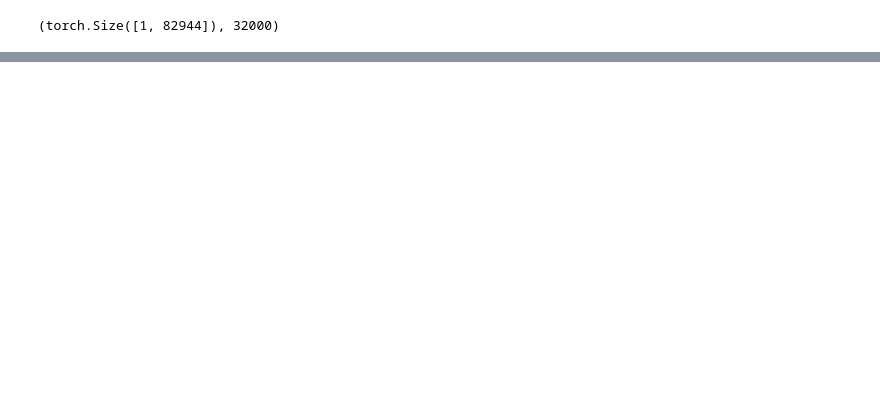
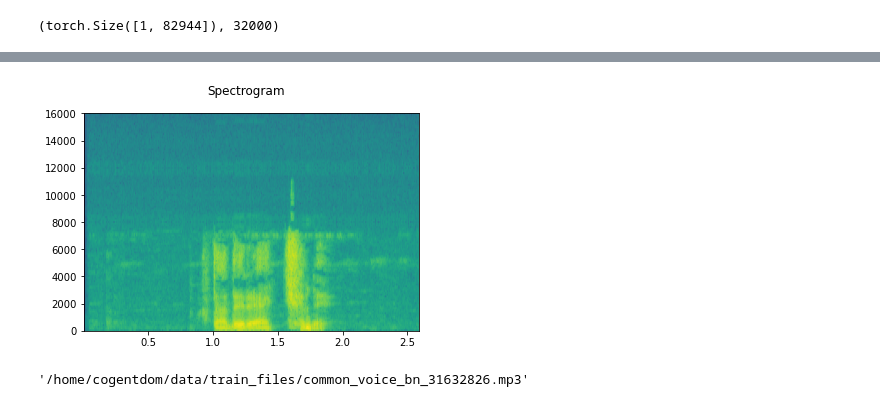
Before and after one commit to cogentdom/Bengali-Audio, a Jupyter notebook: Torchaudio.ipynb, the cells around one changed output, grey strips where cells are left out. Saved outputs shown, nothing was run; the diff lists cells and outputs as text; code cells hidden in the pictures; blank space fills up the shorter version.

```diff
--- a/Torchaudio.ipynb
+++ b/Torchaudio.ipynb
@@ -35,0 +86,8 @@ waveform.shape, sample_rate
+# %%
+plot_specgram(waveform, sample_rate)
+# %% [output]
+[figure, added]
+# %%
+files[0]
+# %% [output]
+'/home/cogentdom/data/train_files/common_voice_bn_31632826.mp3'
```
Also changed, not shown: parts of 7 cells of this notebook, 6 other files.
